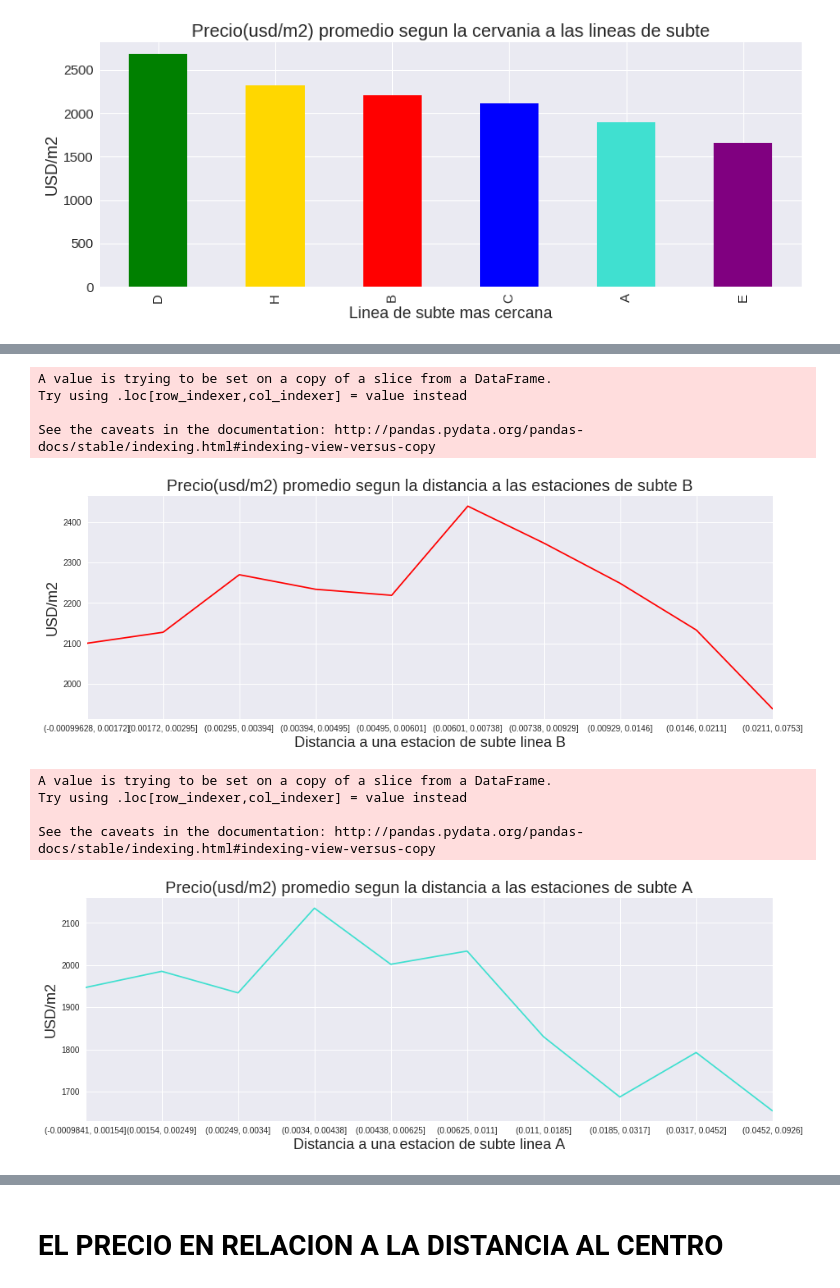
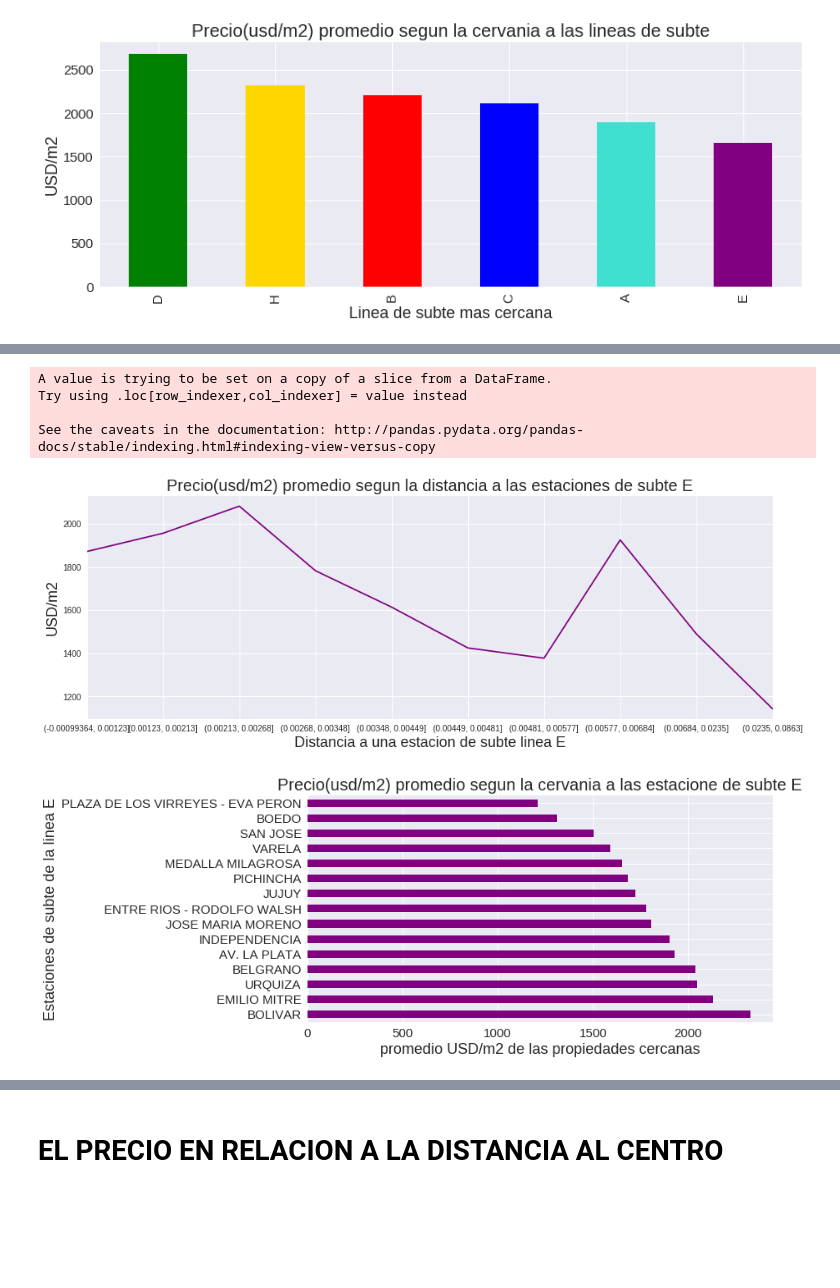
Before and after one commit to jazminferreiro-zz/orgaTP1, a Jupyter notebook: Analisis exploratorio Properati .ipynb, the cells around one changed output, grey strips where cells are left out. Saved outputs shown, nothing was run; the diff lists cells and outputs as text; code cells hidden in the pictures; blank space fills up the shorter version.

Commit message:
lineas de subte

```diff
--- a/Analisis exploratorio Properati .ipynb
+++ b/Analisis exploratorio Properati .ipynb
@@ -628,3 +628,10 @@ properati_subtes.tail()
 | 187473 | -34.574564 | -58.441335 | 2543.859649 | 0.005642 | D | OLLEROS |
 | 187475 | -34.583742 | -58.399913 | 3522.727273 | 0.004594 | H | LAS HERAS |
 | 187478 | -34.574470 | -58.439483 | 2700.000000 | 0.004525 | D | MINISTRO CARRANZA |
+# %%
+properati_subtes['bin'] = pd.qcut(properati_subtes.distancia, 10)
+graph = properati_subtes.groupby('bin').mean()['price_usd_per_m2'].plot(figsize=(15,5),color='k');
+graph.set_title("Precio(usd/m2) promedio segun la distancia a las estaciones de subte", fontsize=20)
+graph.set_xlabel("Distancia a una estacion de subte", fontsize=18)
+graph.set_ylabel("USD/m2", fontsize=18)
+plt.show()
@@ -640,8 +719,9 @@ plt.show()
 # %%
-properati_subtes['bin'] = pd.qcut(properati_subtes.distance, 10)
-graph = properati_subtes.groupby('bin').mean()['price_usd_per_m2'].plot(figsize=(15,5));
-graph.set_title("Precio(usd/m2) promedio segun la distancia a las estaciones de subte", fontsize=20)
-graph.set_xlabel("Distancia a una estacion de subte", fontsize=18)
+properati_C = properati_subtes.loc[properati_subtes.linea == 'C',:]
+properati_C['bin_C'] = pd.qcut(properati_A.distancia, 10)
+graph = properati_A.groupby('bin_C').mean()['price_usd_per_m2'].plot(figsize=(15,5));
+graph.set_title("Precio(usd/m2) promedio segun la distancia a las estaciones de subte C", fontsize=20)
+graph.set_xlabel("Distancia a una estacion de subte linea C", fontsize=18)
 graph.set_ylabel("USD/m2", fontsize=18)
 plt.show()
 # %% [output]
@@ -663,9 +752,9 @@ See the caveats in the documentation: http://pandas.pydata.org/pandas-docs/stabl
 # %%
-properati_B = properati_subtes.loc[properati_subtes.linea == "B",:]
-properati_B['bin_B'] = pd.qcut(properati_B.distance, 10)
-graph = properati_B.groupby('bin_B').mean()['price_usd_per_m2'].plot(figsize=(15,5), color="r");
-graph.set_title("Precio(usd/m2) promedio segun la distancia a las estaciones de subte B", fontsize=20)
-graph.set_xlabel("Distancia a una estacion de subte linea B", fontsize=18)
+properati_E= properati_subtes.loc[properati_subtes.linea == 'E',:]
+properati_E['bin_E'] = pd.qcut(properati_E.distancia, 10)
+graph = properati_E.groupby('bin_E').mean()['price_usd_per_m2'].plot(figsize=(15,5), color="purple");
+graph.set_title("Precio(usd/m2) promedio segun la distancia a las estaciones de subte E", fontsize=20)
+graph.set_xlabel("Distancia a una estacion de subte linea E", fontsize=18)
 graph.set_ylabel("USD/m2", fontsize=18)
 plt.show()
 # %% [output]
@@ -673,18 +762,13 @@ A value is trying to be set on a copy of a slice from a DataFrame.
 Try using .loc[row_indexer,col_indexer] = value instead
 
 See the caveats in the documentation: http://pandas.pydata.org/pandas-docs/stable/indexing.html#indexing-view-versus-copy
-[figure, old version]
+[figure, new version]
 # %%
-properati_A = properati_subtes.loc[properati_subtes.linea == 'A',:]
-properati_A['bin_A'] = pd.qcut(properati_A.distance, 10)
-graph = properati_A.groupby('bin_A').mean()['price_usd_per_m2'].plot(figsize=(15,5), color="turquoise");
-graph.set_title("Precio(usd/m2) promedio segun la distancia a las estaciones de subte A", fontsize=20)
-graph.set_xlabel("Distancia a una estacion de subte linea A", fontsize=18)
-graph.set_ylabel("USD/m2", fontsize=18)
+proper_estacionesE = properati_E.groupby('estacion').mean()['price_usd_per_m2'].sort_values(ascending=False)
+graph = proper_estacionesE.plot.barh(figsize=(10,5),fontsize=15, color='purple')
+graph.set_title("Precio(usd/m2) promedio segun la cervania a las estacione de subte E", fontsize=20)
+graph.set_xlabel("promedio USD/m2 de las propiedades cercanas", fontsize=18)
+graph.set_ylabel("Estaciones de subte de la linea E", fontsize=18)
 plt.show()
 # %% [output]
-A value is trying to be set on a copy of a slice from a DataFrame.
-Try using .loc[row_indexer,col_indexer] = value instead
-
-See the caveats in the documentation: http://pandas.pydata.org/pandas-docs/stable/indexing.html#indexing-view-versus-copy
-[figure, old version]
+[figure, new version]
```
Also changed, not shown: parts of 12 cells of this notebook.
